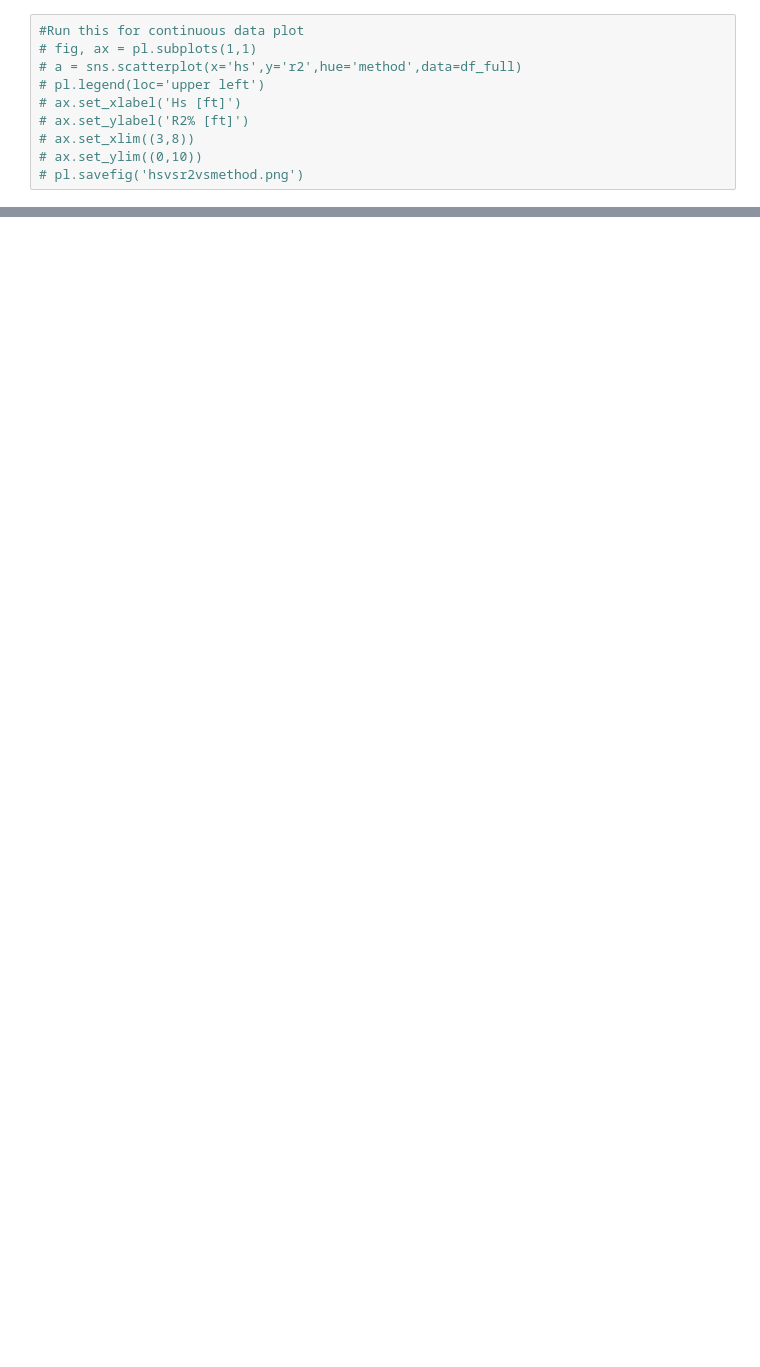
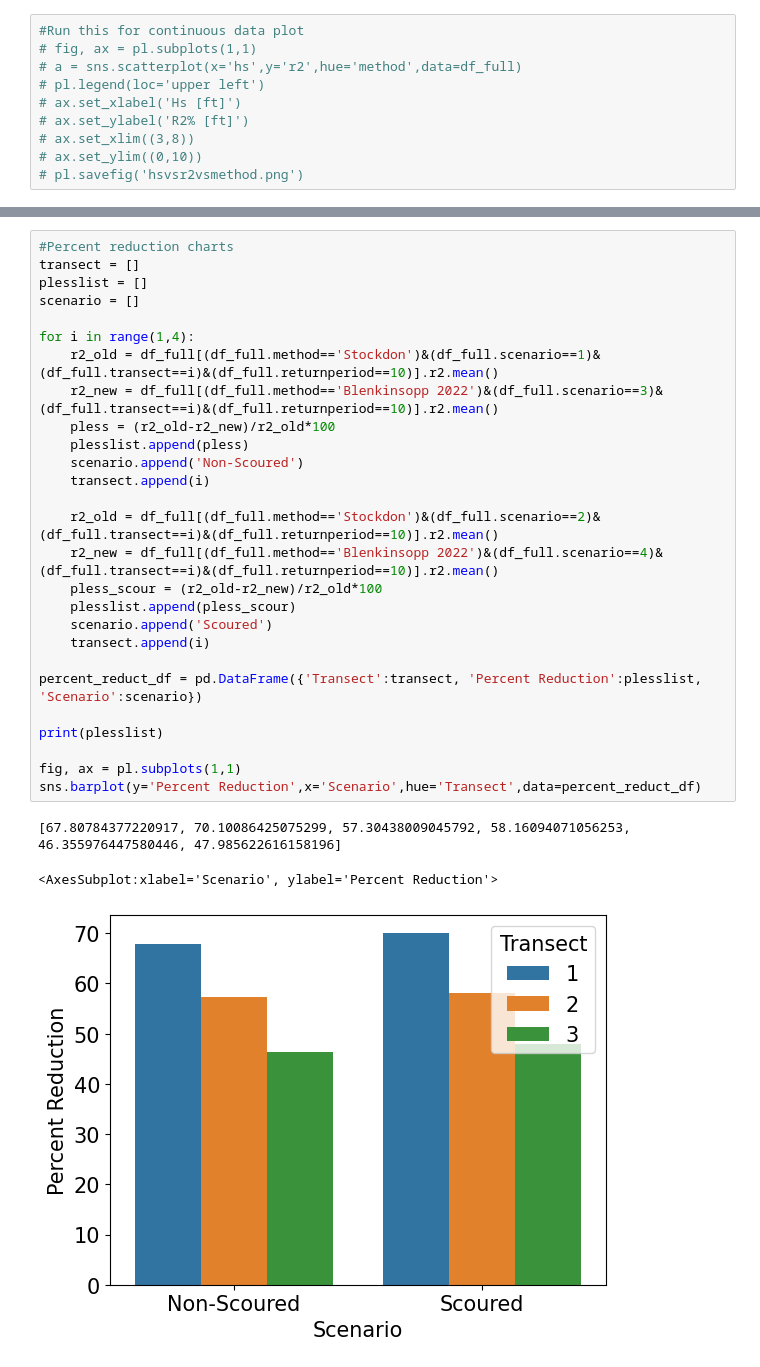
Before and after one commit to anellenson/py-wave-runup, a Jupyter notebook: ResultsPlotting.ipynb, the cells around one changed output, grey strips where cells are left out. Drawn from its saved outputs; the diff is of its cells as text; blank space fills up the shorter version.

```diff
--- a/ResultsPlotting.ipynb
+++ b/ResultsPlotting.ipynb
@@ -91,0 +154,31 @@ for i in range(3):
+# %%
+#Percent reduction charts
+transect = []
+plesslist = []
+scenario = []
+
+for i in range(1,4):
+    r2_old = df_full[(df_full.method=='Stockdon')&(df_full.scenario==1)&(df_full.transect==i)&(df_full.returnperiod==10)].r2.mean()
+    r2_new = df_full[(df_full.method=='Blenkinsopp 2022')&(df_full.scenario==3)&(df_full.transect==i)&(df_full.returnperiod==10)].r2.mean()
+    pless = (r2_old-r2_new)/r2_old*100
+    plesslist.append(pless)
+    scenario.append('Non-Scoured')
+    transect.append(i)
+
+    r2_old = df_full[(df_full.method=='Stockdon')&(df_full.scenario==2)&(df_full.transect==i)&(df_full.returnperiod==10)].r2.mean()
+    r2_new = df_full[(df_full.method=='Blenkinsopp 2022')&(df_full.scenario==4)&(df_full.transect==i)&(df_full.returnperiod==10)].r2.mean()
+    pless_scour = (r2_old-r2_new)/r2_old*100
+    plesslist.append(pless_scour)
+    scenario.append('Scoured')
+    transect.append(i)
+
+percent_reduct_df = pd.DataFrame({'Transect':transect, 'Percent Reduction':plesslist, 'Scenario':scenario})
+
+print(plesslist)
+
+fig, ax = pl.subplots(1,1)
+sns.barplot(y='Percent Reduction',x='Scenario',hue='Transect',data=percent_reduct_df)
+# %% [output]
+[67.80784377220917, 70.10086425075299, 57.30438009045792, 58.16094071056253, 46.355976447580446, 47.985622616158196]
+<AxesSubplot:xlabel='Scenario', ylabel='Percent Reduction'>
+[figure, added]
```
Also changed, not shown: parts of 5 cells of this notebook, 6 other files.
